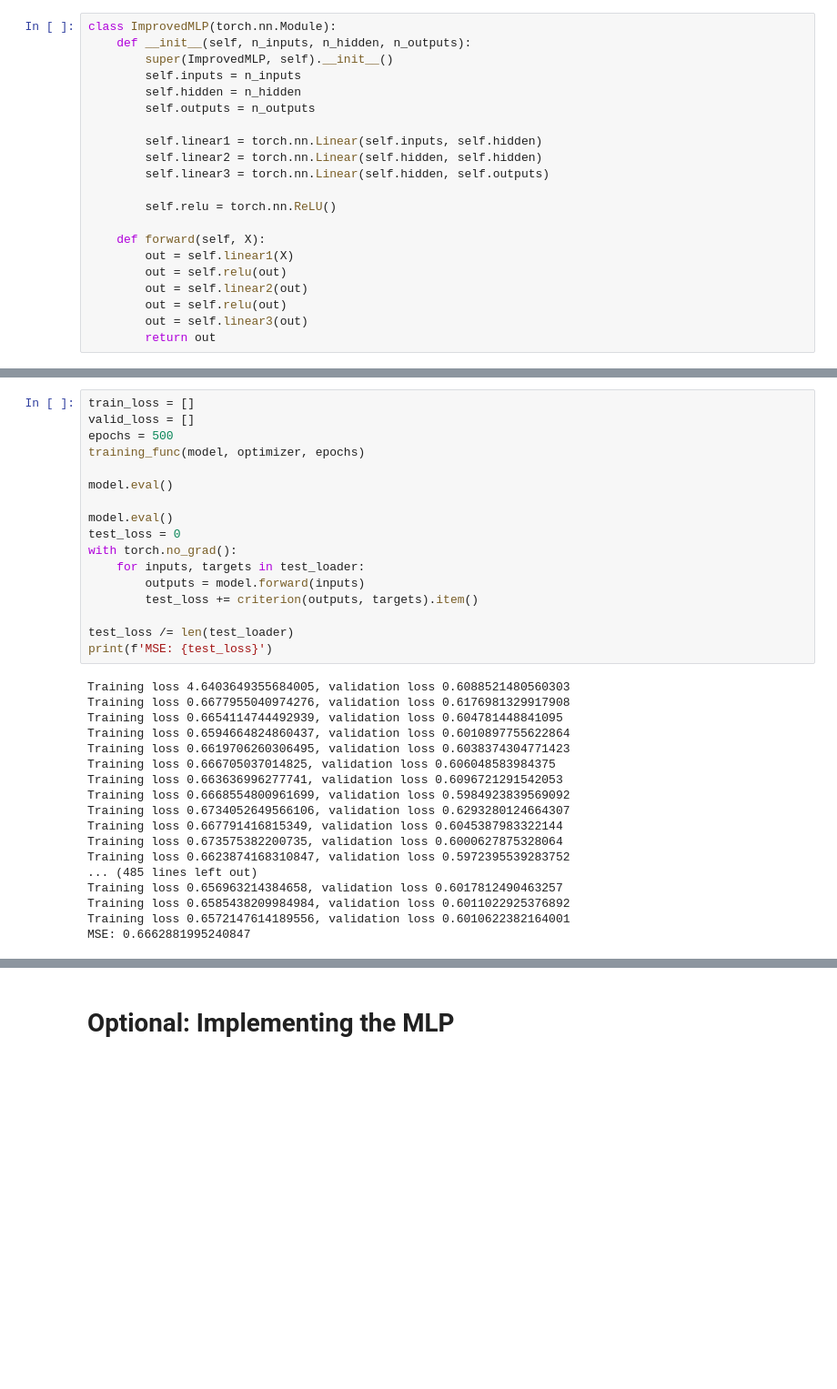
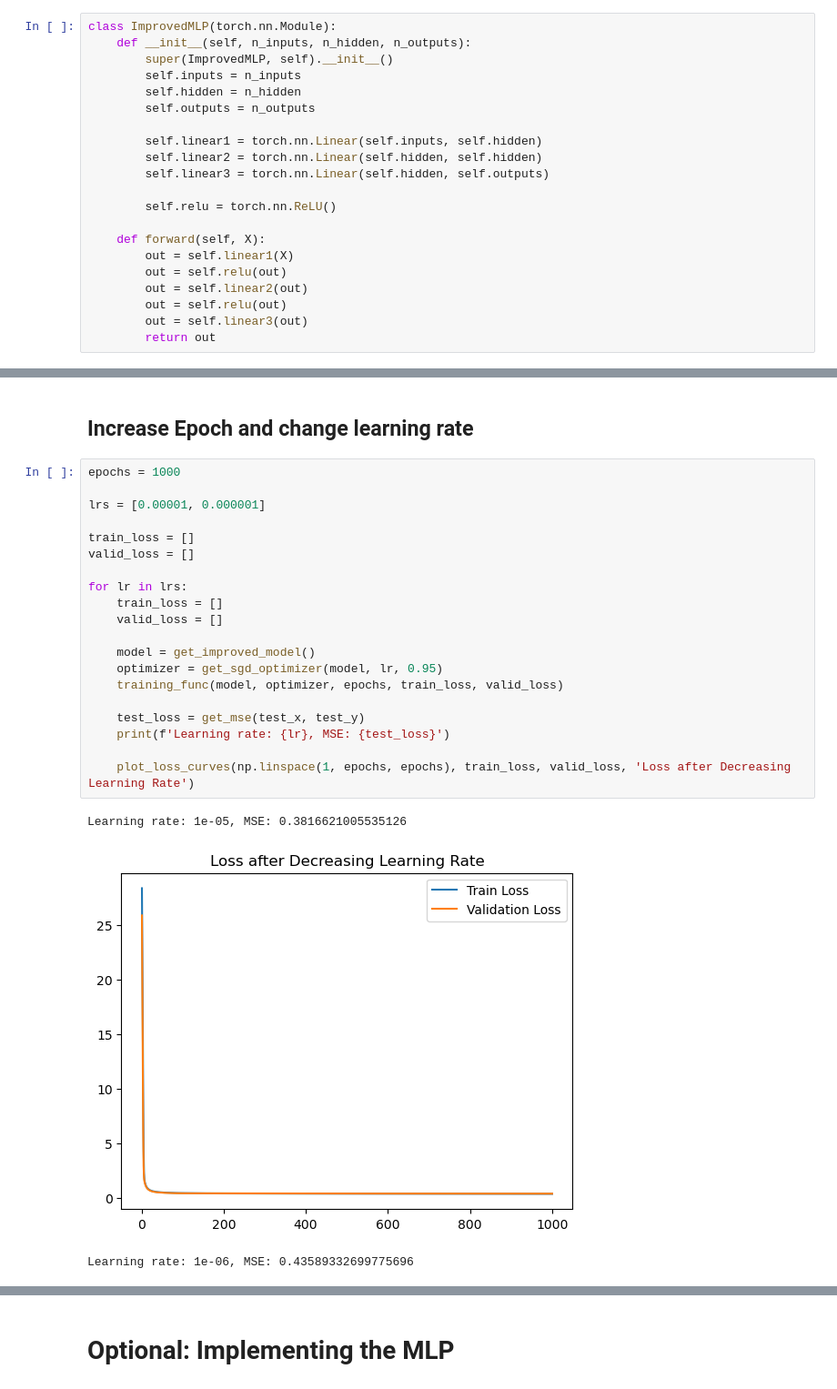
Before and after one commit to USFCA-CS663-Spring2024/mlp-multi-layer-perceptron-MingdaMa, a Jupyter notebook: Assignment 4 - MLP.ipynb, the cells around one changed output, grey strips where cells are left out. Shown at 91% size. Drawn from its saved outputs; the diff is of its cells as text; blank space fills up the shorter version.

```diff
--- a/Assignment 4 - MLP.ipynb
+++ b/Assignment 4 - MLP.ipynb
@@ -380,35 +432,26 @@ optimizer = torch.optim.SGD(params=model.parameters(), lr=0.001, momentum=0.95)
+# %% [markdown]
+## Increase Epoch and change learning rate
 # %%
+epochs = 1000
+
+lrs = [0.00001, 0.000001]
+
 train_loss = []
 valid_loss = []
-epochs = 500
-training_func(model, optimizer, epochs)
 
-model.eval()
+for lr in lrs:
+    train_loss = []
+    valid_loss = []
 
-model.eval()
-test_loss = 0
-with torch.no_grad():
-    for inputs, targets in test_loader:
-        outputs = model.forward(inputs)
-        test_loss += criterion(outputs, targets).item()
+    model = get_improved_model()
+    optimizer = get_sgd_optimizer(model, lr, 0.95)
+    training_func(model, optimizer, epochs, train_loss, valid_loss)
 
-test_loss /= len(test_loader)
-print(f'MSE: {test_loss}')
+    test_loss = get_mse(test_x, test_y)
+    print(f'Learning rate: {lr}, MSE: {test_loss}')
+
+    plot_loss_curves(np.linspace(1, epochs, epochs), train_loss, valid_loss, 'Loss after Decreasing Learning Rate')
 # %% [output]
-Training loss 4.6403649355684005, validation loss 0.6088521480560303
-Training loss 0.6677955040974276, validation loss 0.6176981329917908
-Training loss 0.6654114744492939, validation loss 0.604781448841095
-Training loss 0.6594664824860437, validation loss 0.6010897755622864
-Training loss 0.6619706260306495, validation loss 0.6038374304771423
-Training loss 0.666705037014825, validation loss 0.606048583984375
-Training loss 0.663636996277741, validation loss 0.6096721291542053
-Training loss 0.6668554800961699, validation loss 0.5984923839569092
-Training loss 0.6734052649566106, validation loss 0.6293280124664307
-Training loss 0.667791416815349, validation loss 0.6045387983322144
-Training loss 0.673575382200735, validation loss 0.6000627875328064
-Training loss 0.6623874168310847, validation loss 0.5972395539283752
-... (485 lines left out)
-Training loss 0.656963214384658, validation loss 0.6017812490463257
-Training loss 0.6585438209984984, validation loss 0.6011022925376892
-Training loss 0.6572147614189556, validation loss 0.6010622382164001
-MSE: 0.6662881995240847
+Learning rate: 1e-05, MSE: 0.3816621005535126
+[figure, added]
+Learning rate: 1e-06, MSE: 0.43589332699775696
```
Also changed, not shown: parts of 49 cells of this notebook.
